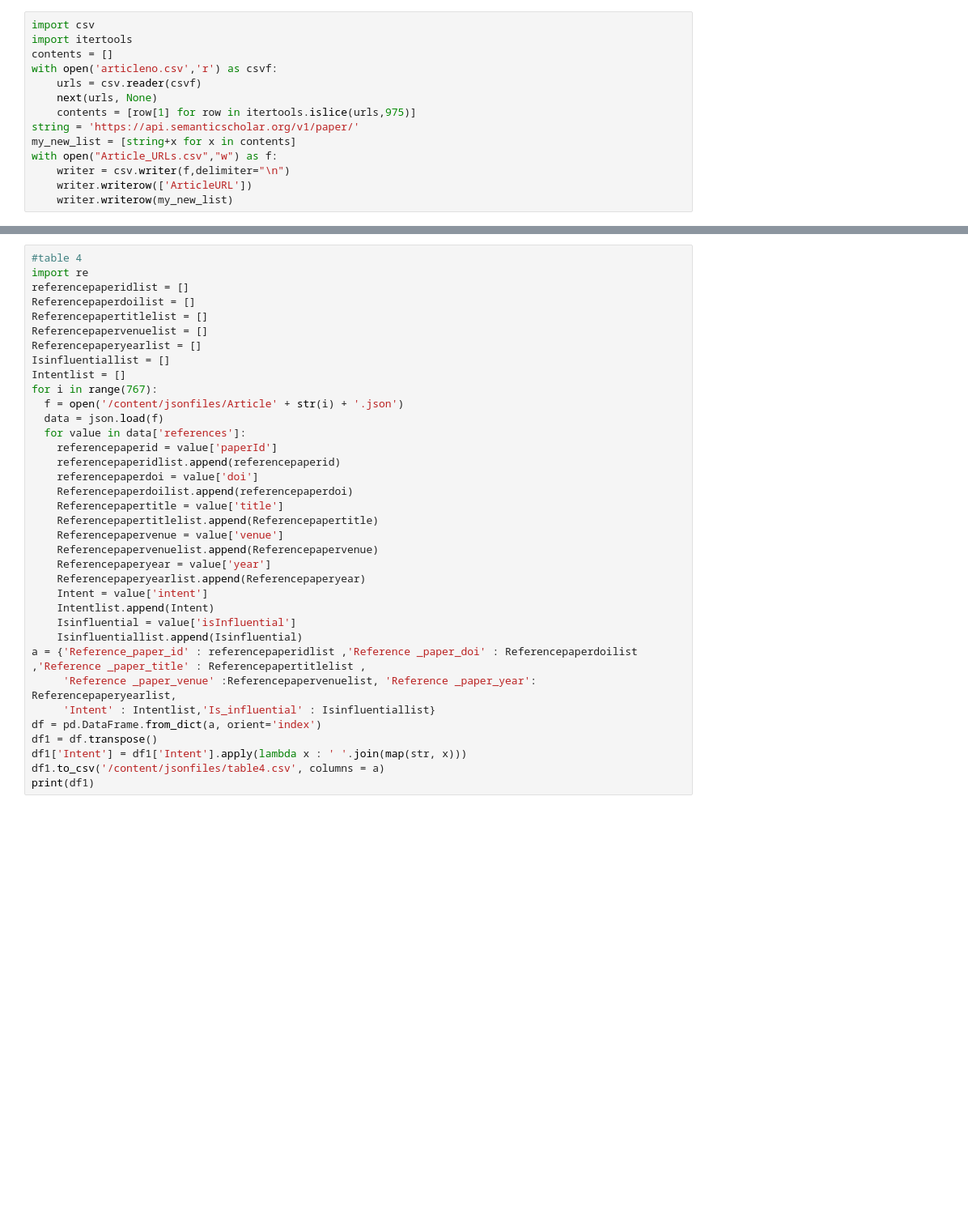
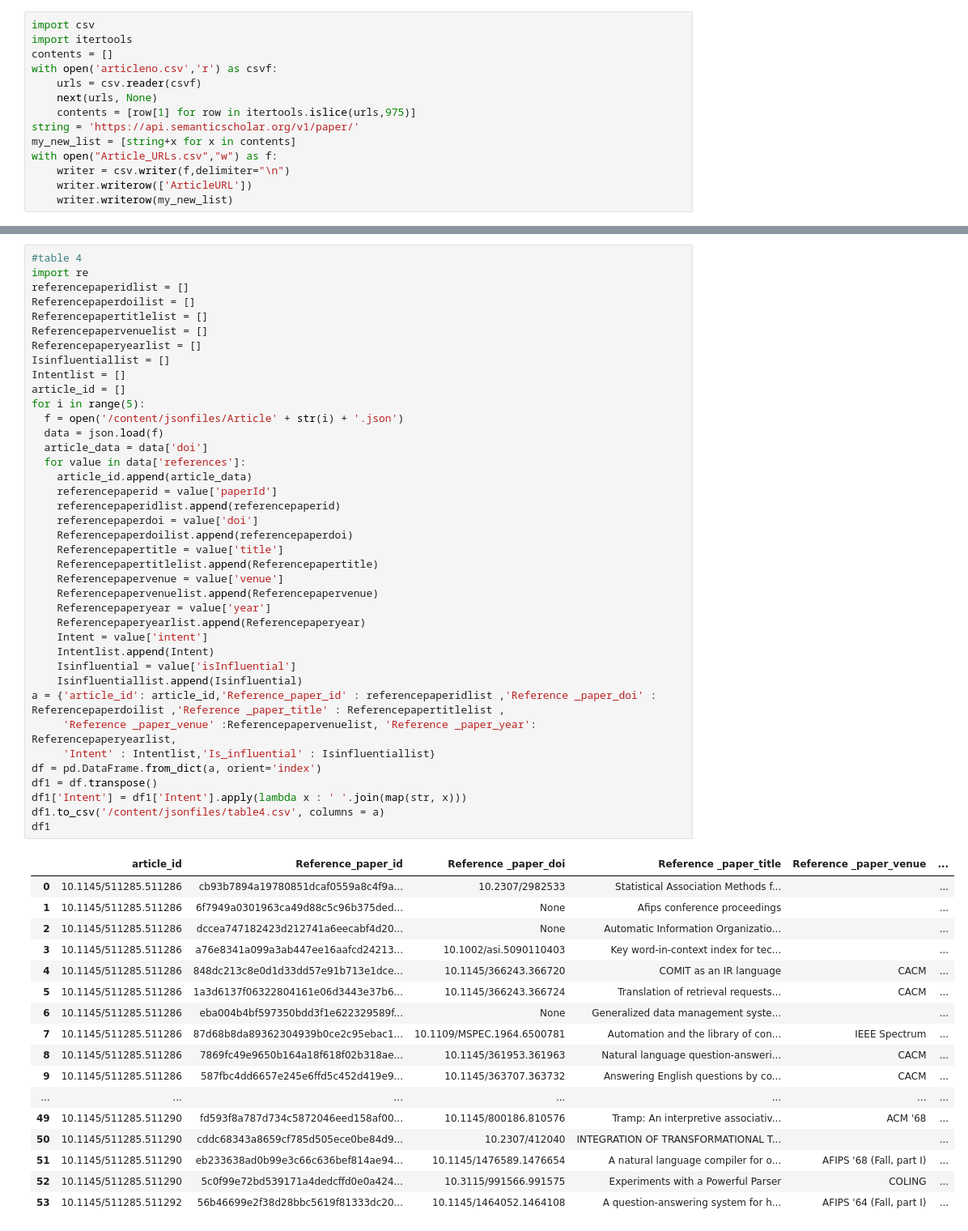
Before and after one commit to manishareddynarayan/Akshitha_INFO5731_Spring2020, a Jupyter notebook: Copy_of_Copy_of_Copy_of_Copy_of_Copy_of_Copy_of_FinalProject_(2).ipynb, the cells around one changed output, grey strips where cells are left out. Shown at 81% size. Saved outputs shown, nothing was run; the diff lists cells and outputs as text; blank space fills up the shorter version.

```diff
--- a/Copy_of_Copy_of_Copy_of_Copy_of_Copy_of_Copy_of_FinalProject_(2).ipynb
+++ b/Copy_of_Copy_of_Copy_of_Copy_of_Copy_of_Copy_of_FinalProject_(2).ipynb
@@ -309,36 +328,57 @@ import re
 referencepaperidlist = []
 Referencepaperdoilist = []
 Referencepapertitlelist = []
 Referencepapervenuelist = []
 Referencepaperyearlist = []
 Isinfluentiallist = []
 Intentlist = []
-for i in range(767):
+article_id = []
+for i in range(5):
   f = open('/content/jsonfiles/Article' + str(i) + '.json')
   data = json.load(f)
+  article_data = data['doi']
   for value in data['references']:
+    article_id.append(article_data)
     referencepaperid = value['paperId']
     referencepaperidlist.append(referencepaperid)
     referencepaperdoi = value['doi']
     Referencepaperdoilist.append(referencepaperdoi)
     Referencepapertitle = value['title']
     Referencepapertitlelist.append(Referencepapertitle)
     Referencepapervenue = value['venue']
     Referencepapervenuelist.append(Referencepapervenue)
     Referencepaperyear = value['year']
     Referencepaperyearlist.append(Referencepaperyear)
     Intent = value['intent']
     Intentlist.append(Intent)
     Isinfluential = value['isInfluential']
     Isinfluentiallist.append(Isinfluential)
-a = {'Reference_paper_id' : referencepaperidlist ,'Reference _paper_doi' : Referencepaperdoilist ,'Reference _paper_title' : Referencepapertitlelist ,
+a = {'article_id': article_id,'Reference_paper_id' : referencepaperidlist ,'Reference _paper_doi' : Referencepaperdoilist ,'Reference _paper_title' : Referencepapertitlelist ,
      'Reference _paper_venue' :Referencepapervenuelist, 'Reference _paper_year': Referencepaperyearlist,
      'Intent' : Intentlist,'Is_influential' : Isinfluentiallist}
 df = pd.DataFrame.from_dict(a, orient='index')
 df1 = df.transpose()
 df1['Intent'] = df1['Intent'].apply(lambda x : ' '.join(map(str, x)))
 df1.to_csv('/content/jsonfiles/table4.csv', columns = a)
-print(df1)
+df1
+# %% [output]
+|  | article_id | Reference_paper_id | Reference _paper_doi | Reference _paper_title | Reference _paper_venue | ... |
+| 0 | 10.1145/511285.511286 | cb93b7894a19780851dcaf0559a8c4f9a... | 10.2307/2982533 | Statistical Association Methods f... |  | ... |
+| 1 | 10.1145/511285.511286 | 6f7949a0301963ca49d88c5c96b375ded... | None | Afips conference proceedings |  | ... |
+| 2 | 10.1145/511285.511286 | dccea747182423d212741a6eecabf4d20... | None | Automatic Information Organizatio... |  | ... |
+| 3 | 10.1145/511285.511286 | a76e8341a099a3ab447ee16aafcd24213... | 10.1002/asi.5090110403 | Key word‐in‐context index for tec... |  | ... |
+| 4 | 10.1145/511285.511286 | 848dc213c8e0d1d33dd57e91b713e1dce... | 10.1145/366243.366720 | COMIT as an IR language | CACM | ... |
+| 5 | 10.1145/511285.511286 | 1a3d6137f06322804161e06d3443e37b6... | 10.1145/366243.366724 | Translation of retrieval requests... | CACM | ... |
+| 6 | 10.1145/511285.511286 | eba004b4bf597350bdd3f1e622329589f... | None | Generalized data management syste... |  | ... |
+| 7 | 10.1145/511285.511286 | 87d68b8da89362304939b0ce2c95ebac1... | 10.1109/MSPEC.1964.6500781 | Automation and the library of con... | IEEE Spectrum | ... |
+| 8 | 10.1145/511285.511286 | 7869fc49e9650b164a18f618f02b318ae... | 10.1145/361953.361963 | Natural language question-answeri... | CACM | ... |
+| 9 | 10.1145/511285.511286 | 587fbc4dd6657e245e6ffd5c452d419e9... | 10.1145/363707.363732 | Answering English questions by co... | CACM | ... |
+| ... | ... | ... | ... | ... | ... | ... |
+| 49 | 10.1145/511285.511290 | fd593f8a787d734c5872046eed158af00... | 10.1145/800186.810576 | Tramp: An interpretive associativ... | ACM '68 | ... |
+| 50 | 10.1145/511285.511290 | cddc68343a8659cf785d505ece0be84d9... | 10.2307/412040 | INTEGRATION OF TRANSFORMATIONAL T... |  | ... |
+| 51 | 10.1145/511285.511290 | eb233638ad0b99e3c66c636bef814ae94... | 10.1145/1476589.1476654 | A natural language compiler for o... | AFIPS '68 (Fall, part I) | ... |
+| 52 | 10.1145/511285.511290 | 5c0f99e72bd539171a4dedcffd0e0a424... | 10.3115/991566.991575 | Experiments with a Powerful Parser | COLING | ... |
+| 53 | 10.1145/511285.511292 | 56b46699e2f38d28bbc5619f81333dc20... | 10.1145/1464052.1464108 | A question-answering system for h... | AFIPS '64 (Fall, part I) | ... |
 # %%
 #downloading pdf files
 import pandas as pd
```
Also changed, not shown: parts of 7 cells of this notebook.
